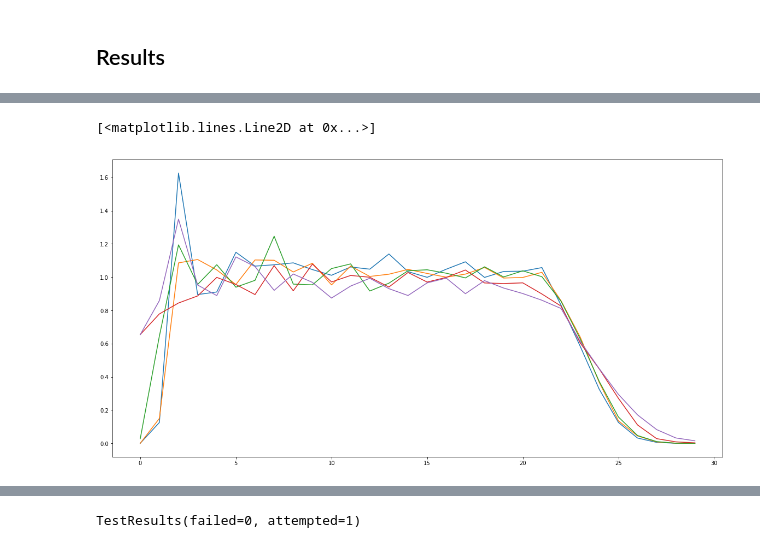
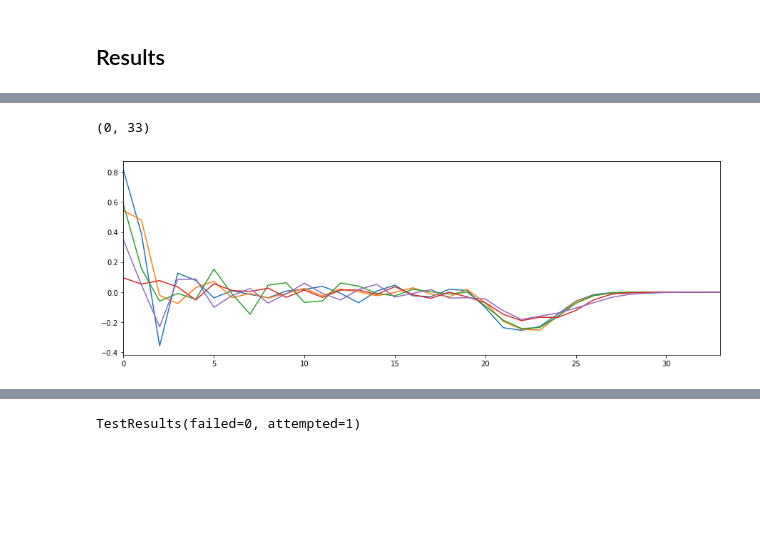
Before and after one commit to chan8005/Final_Project, a Jupyter notebook: Project.ipynb, the cells around one changed output, grey strips where cells are left out. Drawn from its saved outputs; the diff is of its cells as text; code cells hidden in the pictures; blank space fills up the shorter version.

Commit message:
plots for derivative and raw data complete

```diff
--- a/Project.ipynb
+++ b/Project.ipynb
@@ -491,0 +492,7 @@ fulldata(numofframes,numofO,shellwidth,rad,fulldatafilename)
+# %%
+#Plotting small simulation
+
+fulldata= np.load("fulldata.npy")
+radius= np.arange(0,100,1)
+
+densityplots(fulldata,radius,30,"Density vs Radius")
@@ -492,21 +501,32 @@ fulldata(numofframes,numofO,shellwidth,rad,fulldatafilename)
 # %%
-fulldata= np.load("fulldata.npy")
+#Numerical Method
 
-x= np.arange(0,30,1)
+shellwidth=1
 
-k1=fulldata[0,:30] #200
-k2=fulldata[1,:30] #250
-k3=fulldata[2,:30] #300
-k4=fulldata[3,:30] #350
-k5=fulldata[4,:30] #400
+derivative=np.zeros([5,len(radius)-2])
 
 
-plt.figure(figsize=(20,10))
+numderivative(fulldata,radius,shellwidth)
+
+for i in range(1,len(radius)-1):
+    for k in range(5):
+        derivative[k,i-1]=(fulldata[k,i+1]- fulldata[k,i-1])/(2*shellwidth)
+
+x=np.arange(0,98,1)
+
+k1=derivative[0,:] #200
+k2=derivative[1,:] #250
+k3=derivative[2,:] #300
+k4=derivative[3,:] #350
+k5=derivative[4,:] #400
+
+plt.figure(figsize=(15,5))
 plt.plot(x,k1)
 plt.plot(x,k2)
 plt.plot(x,k3)
 plt.plot(x,k4)
 plt.plot(x,k5)
+plt.xlim([0,33])
 # %% [output]
-[<matplotlib.lines.Line2D at 0x...>]
+(0, 33)
-[figure, old version]
+[figure, new version]
```
Also changed, not shown: parts of 6 cells of this notebook.
